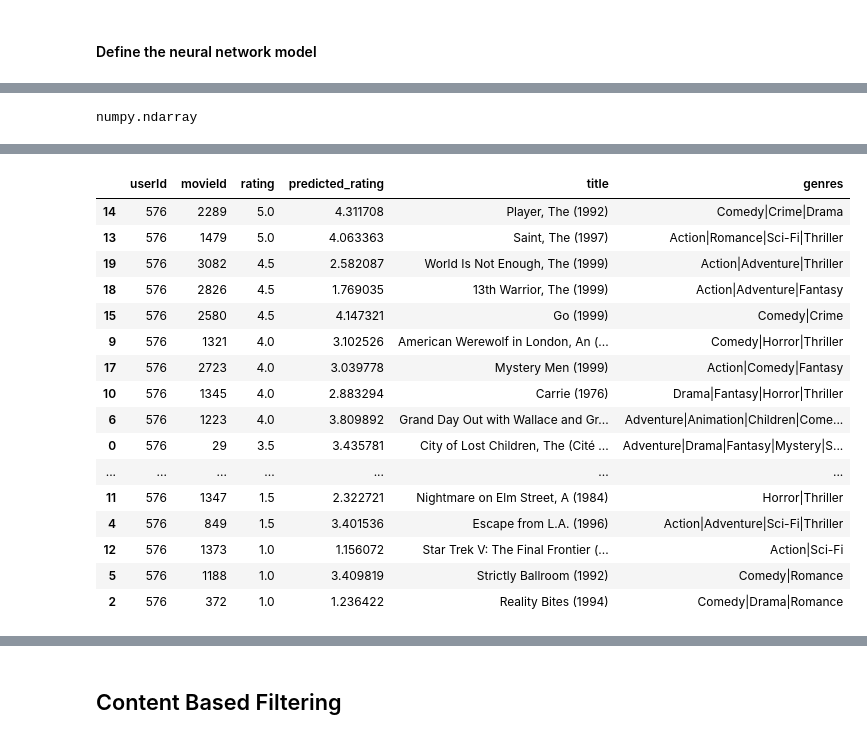
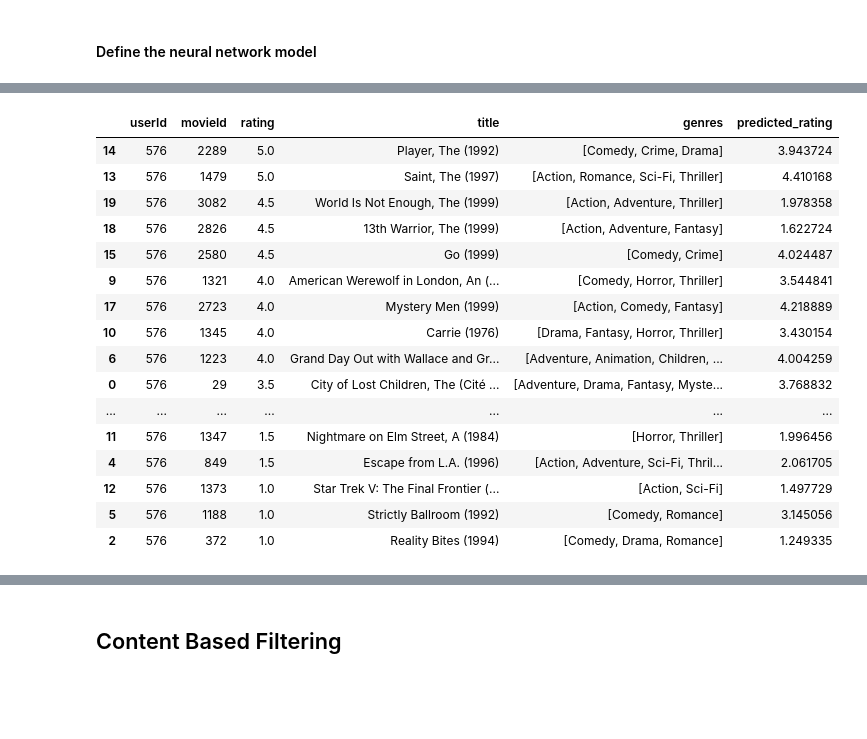
Before and after one commit to jgraham91/final-project, a Jupyter notebook: notebooks/FINAL-PROJECT.ipynb, the cells around one changed output, grey strips where cells are left out. Cells and saved outputs as stored; diff of their text form; code cells hidden in the pictures; blank space fills up the shorter version.

```diff
--- a/notebooks/FINAL-PROJECT.ipynb
+++ b/notebooks/FINAL-PROJECT.ipynb
@@ -78,18 +464,21 @@ There are: 9724 unqiue films
 # Define the embedding sizes for userId and movieId
 embedding_size = 50
 
-# Create the neural network model
-user_input = keras.layers.Input(shape=(1,))
-user_embedding = keras.layers.Embedding(max_user_id + 1, embedding_size)(user_input)
-user_flat = keras.layers.Flatten()(user_embedding)
+# Create the input layers
+user_input = Input(shape=(1,), name='user_input')
+movie_input = Input(shape=(1,), name='movie_input')
 
-movie_input = keras.layers.Input(shape=(1,))
-movie_embedding = keras.layers.Embedding(max_movie_id + 1, embedding_size)(movie_input)
-movie_flat = keras.layers.Flatten()(movie_embedding)
+# Create embedding layers for user and movie IDs
+user_embedding = Embedding(max_user_id + 1, embedding_size)(user_input)
+user_flat = Flatten()(user_embedding)
+movie_embedding = Embedding(max_movie_id + 1, embedding_size)(movie_input)
+movie_flat = Flatten()(movie_embedding)
 
-concatenated = keras.layers.Concatenate()([user_flat, movie_flat])
-dense = keras.layers.Dense(64, activation='relu')(concatenated)
-output = keras.layers.Dense(1)(dense)
+#merge the embeddings and ass fully connected layer
+concatenated = Concatenate()([user_flat, movie_flat])
+dense = Dense(64, activation='relu')(concatenated)
+output = Dense(1)(dense)
 
-model = keras.models.Model(inputs=[user_input, movie_input], outputs=output)
-model.compile(loss='mse', optimizer='adam')
+#create and compile the model
+model1 = Model(inputs=[user_input, movie_input], outputs=output)
+model1.compile(loss='mse', optimizer='adam')
@@ -102,6 +488,6 @@ To enable them in other operations, rebuild TensorFlow with the appropriate comp
 epochs = 10
 batch_size = 256
 
-model.fit([train_user_ids, train_movie_ids], train_ratings, batch_size=batch_size, epochs=epochs)
+model1.fit([train_user_ids, train_movie_ids], train_ratings, batch_size=batch_size, epochs=epochs)
 # %% [output]
 Epoch 1/10
@@ -237,23 +568,21 @@ array([  29,  327,  372,  720,  849, 1188, 1223, 1231, 1261, 1321, 1345,
-# %%
-type(user_films_viewed)
-# %% [output]
-numpy.ndarray
 # %%
+# Choose the user for whom you want to make recommendations
+test_user = 576
 
+#create user_ratings dataframe
 user_ratings = ratings[ratings['userId'] == test_user][['userId', 'movieId', 'rating']]
+user_ratings = pd.merge(user_ratings, movies,on = 'movieId', how='left')
 user_films_viewed = user_ratings['movieId'].values
 
-# Create an array of the user ID to match the shape of movie_ids that they watched
+# Create an array of the user ID to match the shape of user_films_viewed
 user_id_array = np.array([test_user] * len(user_films_viewed))
 
 # Get the model predictions for the user and movie IDs
-user_predictions = model.predict([user_id_array, user_films_viewed])
+user_predictions = model1.predict([user_id_array, user_films_viewed])
 user_predictions = user_predictions * (max_rating - min_rating) + min_rating
+user_predictions = np.clip(user_predictions, a_min=None, a_max=5.0)
 
+#add a column for predicted rating to the data frame
 user_ratings['predicted_rating'] = user_predictions
-user_ratings = pd.merge(user_ratings, movies,on = 'movieId', how='left')
 user_ratings.sort_values(by='rating',ascending=False)
-
-# print(user_id_array)
-# user_ratings
 # %% [output]
@@ -261,17 +590,17 @@ user_ratings.sort_values(by='rating',ascending=False)
-|  | userId | movieId | rating | predicted_rating | title | genres |
-| 14 | 576 | 2289 | 5.0 | 4.311708 | Player, The (1992) | Comedy|Crime|Drama |
-| 13 | 576 | 1479 | 5.0 | 4.063363 | Saint, The (1997) | Action|Romance|Sci-Fi|Thriller |
-| 19 | 576 | 3082 | 4.5 | 2.582087 | World Is Not Enough, The (1999) | Action|Adventure|Thriller |
-| 18 | 576 | 2826 | 4.5 | 1.769035 | 13th Warrior, The (1999) | Action|Adventure|Fantasy |
-| 15 | 576 | 2580 | 4.5 | 4.147321 | Go (1999) | Comedy|Crime |
-| 9 | 576 | 1321 | 4.0 | 3.102526 | American Werewolf in London, An (... | Comedy|Horror|Thriller |
-| 17 | 576 | 2723 | 4.0 | 3.039778 | Mystery Men (1999) | Action|Comedy|Fantasy |
-| 10 | 576 | 1345 | 4.0 | 2.883294 | Carrie (1976) | Drama|Fantasy|Horror|Thriller |
-| 6 | 576 | 1223 | 4.0 | 3.809892 | Grand Day Out with Wallace and Gr... | Adventure|Animation|Children|Come... |
-| 0 | 576 | 29 | 3.5 | 3.435781 | City of Lost Children, The (Cité ... | Adventure|Drama|Fantasy|Mystery|S... |
+|  | userId | movieId | rating | title | genres | predicted_rating |
+| 14 | 576 | 2289 | 5.0 | Player, The (1992) | [Comedy, Crime, Drama] | 3.943724 |
+| 13 | 576 | 1479 | 5.0 | Saint, The (1997) | [Action, Romance, Sci-Fi, Thriller] | 4.410168 |
+| 19 | 576 | 3082 | 4.5 | World Is Not Enough, The (1999) | [Action, Adventure, Thriller] | 1.978358 |
+| 18 | 576 | 2826 | 4.5 | 13th Warrior, The (1999) | [Action, Adventure, Fantasy] | 1.622724 |
+| 15 | 576 | 2580 | 4.5 | Go (1999) | [Comedy, Crime] | 4.024487 |
+| 9 | 576 | 1321 | 4.0 | American Werewolf in London, An (... | [Comedy, Horror, Thriller] | 3.544841 |
+| 17 | 576 | 2723 | 4.0 | Mystery Men (1999) | [Action, Comedy, Fantasy] | 4.218889 |
+| 10 | 576 | 1345 | 4.0 | Carrie (1976) | [Drama, Fantasy, Horror, Thriller] | 3.430154 |
+| 6 | 576 | 1223 | 4.0 | Grand Day Out with Wallace and Gr... | [Adventure, Animation, Children, ... | 4.004259 |
+| 0 | 576 | 29 | 3.5 | City of Lost Children, The (Cité ... | [Adventure, Drama, Fantasy, Myste... | 3.768832 |
 | ... | ... | ... | ... | ... | ... | ... |
-| 11 | 576 | 1347 | 1.5 | 2.322721 | Nightmare on Elm Street, A (1984) | Horror|Thriller |
-| 4 | 576 | 849 | 1.5 | 3.401536 | Escape from L.A. (1996) | Action|Adventure|Sci-Fi|Thriller |
-| 12 | 576 | 1373 | 1.0 | 1.156072 | Star Trek V: The Final Frontier (... | Action|Sci-Fi |
-| 5 | 576 | 1188 | 1.0 | 3.409819 | Strictly Ballroom (1992) | Comedy|Romance |
-| 2 | 576 | 372 | 1.0 | 1.236422 | Reality Bites (1994) | Comedy|Drama|Romance |
+| 11 | 576 | 1347 | 1.5 | Nightmare on Elm Street, A (1984) | [Horror, Thriller] | 1.996456 |
+| 4 | 576 | 849 | 1.5 | Escape from L.A. (1996) | [Action, Adventure, Sci-Fi, Thril... | 2.061705 |
+| 12 | 576 | 1373 | 1.0 | Star Trek V: The Final Frontier (... | [Action, Sci-Fi] | 1.497729 |
+| 5 | 576 | 1188 | 1.0 | Strictly Ballroom (1992) | [Comedy, Romance] | 3.145056 |
+| 2 | 576 | 372 | 1.0 | Reality Bites (1994) | [Comedy, Drama, Romance] | 1.249335 |
```
Also changed, not shown: parts of 59 cells of this notebook.
